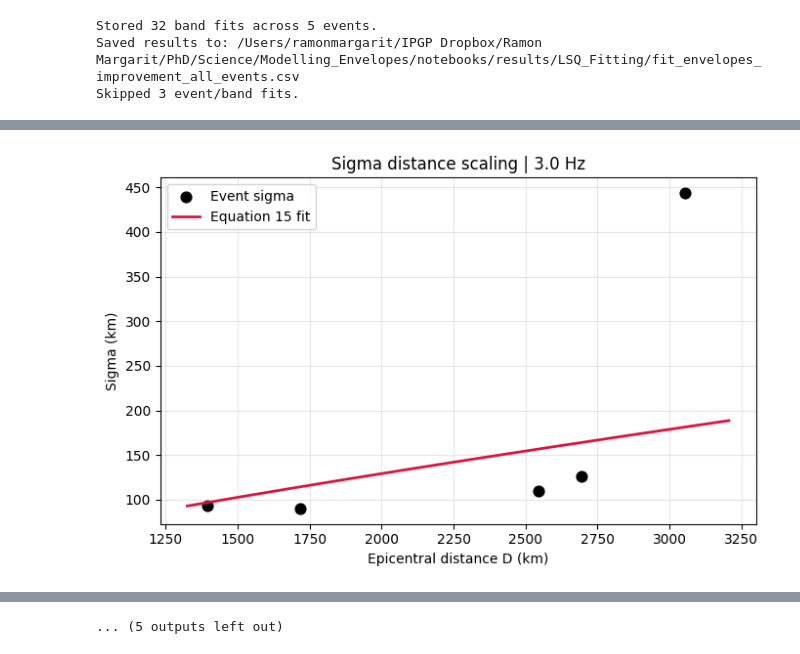
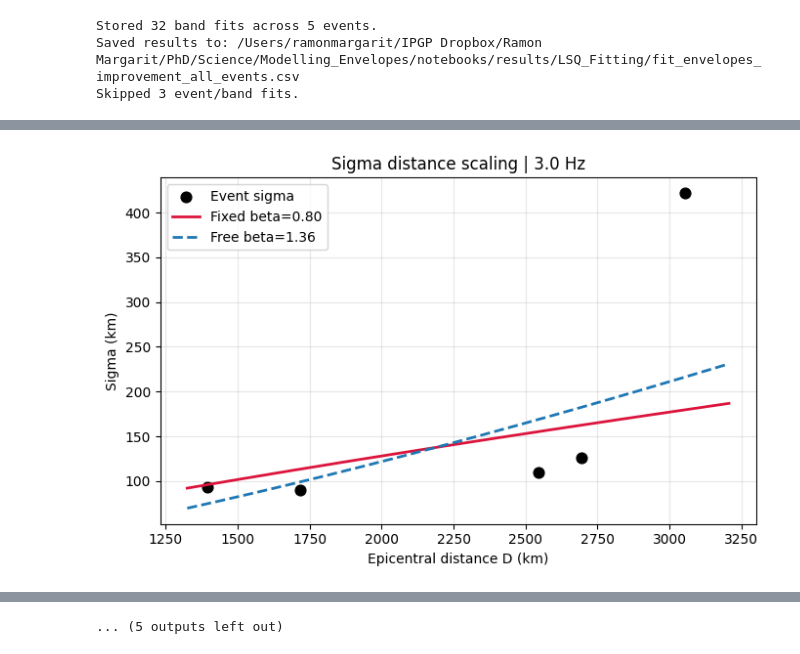
Before and after one commit to RamonMargarit/Heterogeneities-project, a Jupyter notebook: notebooks/Fit_Envelopes_improvement.ipynb, the cells around one changed output, grey strips where cells are left out. Drawn from its saved outputs; the diff is of its cells as text; code cells hidden in the pictures.

```diff
--- a/notebooks/Fit_Envelopes_improvement.ipynb
+++ b/notebooks/Fit_Envelopes_improvement.ipynb
@@ -621,6 +621,31 @@ BETA_FIXED = 0.8
 SIGMA_EVENT_CSV = os.path.join(RESULTS_DIR, "fit_envelopes_sigma_by_event.csv")
 SIGMA_DISTANCE_PLOT = os.path.join(RESULTS_DIR, "fit_envelopes_sigma_distance_scaling.png")
 
+
+def fit_eq15_fixed_beta(df, *, d0_km, beta_fixed):
+    valid = df[(df["epi_km"] > 0) & (df["sigma_mean"] > 0)].copy()
+    if len(valid) < 2:
+        raise RuntimeError("Need at least two events with positive sigma_mean to fit equation 15.")
+    x = np.log(valid["epi_km"] / d0_km)
+    y = np.log(valid["sigma_mean"])
+    log_sigma0 = np.mean(y - beta_fixed * x)
+    sigma0 = float(np.exp(log_sigma0))
+    valid["sigma_pred_fixed"] = sigma0 * (valid["epi_km"] / d0_km) ** beta_fixed
+    return sigma0, valid
+
+
+def fit_eq15_free_beta(df, *, d0_km):
+    valid = df[(df["epi_km"] > 0) & (df["sigma_mean"] > 0)].copy()
+    if len(valid) < 2:
+        raise RuntimeError("Need at least two events with positive sigma_mean to fit equation 15.")
+    x = np.log(valid["epi_km"] / d0_km)
+    y = np.log(valid["sigma_mean"])
+    beta_free, log_sigma0_free = np.polyfit(x, y, 1)
+    sigma0_free = float(np.exp(log_sigma0_free))
+    valid["sigma_pred_free"] = sigma0_free * (valid["epi_km"] / d0_km) ** beta_free
+    return sigma0_free, float(beta_free), valid
+
+
 print()
 print("Sigma summary by event:")
 sigma_by_event = (
@@ -633,32 +658,31 @@ sigma_by_event = (
 sigma_by_event.to_csv(SIGMA_EVENT_CSV, index=False)
 print(sigma_by_event.to_string(index=False))
 
-valid = sigma_by_event[(sigma_by_event["epi_km"] > 0) & (sigma_by_event["sigma_mean"] > 0)].copy()
-if len(valid) < 2:
-    raise RuntimeError("Need at least two events with positive sigma_mean to fit equation 15.")
-
-# Equation (15) from the paper, applied here to fitted sigma values:
-# sigma(D) = sigma0 * (D / D0)^beta, with D0 = 100 km.
-# beta is fixed and only sigma0 is estimated.
-x = np.log(valid["epi_km"] / D0_KM)
-y = np.log(valid["sigma_mean"])
-log_sigma0 = np.mean(y - BETA_FIXED * x)
-sigma0 = float(np.exp(log_sigma0))
-valid["sigma_pred"] = sigma0 * (valid["epi_km"] / D0_KM) ** BETA_FIXED
+sigma0_fixed, valid_fixed = fit_eq15_fixed_beta(sigma_by_event, d0_km=D0_KM, beta_fixed=BETA_FIXED)
+sigma0_free, beta_free, valid_free = fit_eq15_free_beta(sigma_by_event, d0_km=D0_KM)
+valid = valid_fixed.merge(valid_free[["event", "sigma_pred_free"]], on="event", how="left")
 
 print()
-print(f"Equation 15 fit with D0 = {D0_KM:.1f} km:")
-print(f"sigma(D) = {sigma0:.3f} * (D / {D0_KM:.1f} km)^{BETA_FIXED:.3f}")
-print(f"Estimated sigma0 = {sigma0:.3f} km")
+print(f"Equation 15 fit with D0 = {D0_KM:.1f} km | fixed beta:")
+print(f"sigma(D) = {sigma0_fixed:.3f} * (D / {D0_KM:.1f} km)^{BETA_FIXED:.3f}")
+print(f"Estimated sigma0_fixed = {sigma0_fixed:.3f} km")
 print(f"Fixed beta = {BETA_FIXED:.3f}")
 
+print()
+print(f"Equation 15 fit with D0 = {D0_KM:.1f} km | free beta:")
+print(f"sigma(D) = {sigma0_free:.3f} * (D / {D0_KM:.1f} km)^{beta_free:.3f}")
+print(f"Estimated sigma0_free = {sigma0_free:.3f} km")
+print(f"Estimated beta_free = {beta_free:.3f}")
+
 d_plot = np.linspace(valid["epi_km"].min() * 0.95, valid["epi_km"].max() * 1.05, 200)
-sigma_plot = sigma0 * (d_plot / D0_KM) ** BETA_FIXED
+sigma_plot_fixed = sigma0_fixed * (d_plot / D0_KM) ** BETA_FIXED
+sigma_plot_free = sigma0_free * (d_plot / D0_KM) ** beta_free
 
 fig, ax = plt.subplots(figsize=(8, 5))
 ax.scatter(results_all_events_df["epi_km"], results_all_events_df["sigma"], alpha=0.35, label="Event-band fits")
 ax.scatter(valid["epi_km"], valid["sigma_mean"], color="k", s=60, label="Event mean sigma")
-ax.plot(d_plot, sigma_plot, color="crimson", lw=2, label="Equation 15 fit")
+ax.plot(d_plot, sigma_plot_fixed, color="crimson", lw=2, label=f"Eq. 15 fixed beta={BETA_FIXED:.2f}")
+ax.plot(d_plot, sigma_plot_free, color="tab:blue", lw=2, ls="--", label=f"Eq. 15 free beta={beta_free:.2f}")
 ax.set_xlabel("Epicentral distance D (km)")
 ax.set_ylabel("Sigma (km)")
 ax.set_title("Sigma distance scaling")
@@ -683,20 +707,21 @@ for fc_band in sorted(results_all_events_df["fc_Hz"].unique()):
         print(f"Band {fc_band:.1f} Hz: not enough events to fit equation 15.")
         continue
 
-    x_band = np.log(valid_band["epi_km"] / D0_KM)
-    y_band = np.log(valid_band["sigma_mean"])
-    log_sigma0_band = np.mean(y_band - BETA_FIXED * x_band)
-    sigma0_band = float(np.exp(log_sigma0_band))
-    valid_band["sigma_pred"] = sigma0_band * (valid_band["epi_km"] / D0_KM) ** BETA_FIXED
+    sigma0_band_fixed, valid_band_fixed = fit_eq15_fixed_beta(valid_band, d0_km=D0_KM, beta_fixed=BETA_FIXED)
+    sigma0_band_free, beta_band_free, valid_band_free = fit_eq15_free_beta(valid_band, d0_km=D0_KM)
+    valid_band_out = valid_band_fixed.merge(valid_band_free[["event", "sigma_pred_free"]], on="event", how="left")
 
-    print(f"Band {fc_band:.1f} Hz: sigma0={sigma0_band:.3f} km, beta={BETA_FIXED:.3f} (fixed)")
-    print(valid_band[["event", "station", "epi_deg", "epi_km", "sigma_mean", "sigma_pred"]].to_string(index=False))
+    print(f"Band {fc_band:.1f} Hz | fixed beta: sigma0={sigma0_band_fixed:.3f} km, beta={BETA_FIXED:.3f}")
+    print(f"Band {fc_band:.1f} Hz | free beta: sigma0={sigma0_band_free:.3f} km, beta={beta_band_free:.3f}")
+    print(valid_band_out[["event", "station", "epi_deg", "epi_km", "sigma_mean", "sigma_pred_fixed", "sigma_pred_free"]].to_string(index=False))
 
-    d_band = np.linspace(valid_band["epi_km"].min() * 0.95, valid_band["epi_km"].max() * 1.05, 200)
-    sigma_band = sigma0_band * (d_band / D0_KM) ** BETA_FIXED
+    d_band = np.linspace(valid_band_out["epi_km"].min() * 0.95, valid_band_out["epi_km"].max() * 1.05, 200)
+    sigma_band_fixed = sigma0_band_fixed * (d_band / D0_KM) ** BETA_FIXED
+    sigma_band_free = sigma0_band_free * (d_band / D0_KM) ** beta_band_free
     fig_band, ax_band = plt.subplots(figsize=(7, 4.5))
-    ax_band.scatter(valid_band["epi_km"], valid_band["sigma_mean"], color="k", s=60, label="Event sigma")
-    ax_band.plot(d_band, sigma_band, color="crimson", lw=2, label="Equation 15 fit")
+    ax_band.scatter(valid_band_out["epi_km"], valid_band_out["sigma_mean"], color="k", s=60, label="Event sigma")
+    ax_band.plot(d_band, sigma_band_fixed, color="crimson", lw=2, label=f"Fixed beta={BETA_FIXED:.2f}")
+    ax_band.plot(d_band, sigma_band_free, color="tab:blue", lw=2, ls="--", label=f"Free beta={beta_band_free:.2f}")
     ax_band.set_xlabel("Epicentral distance D (km)")
     ax_band.set_ylabel("Sigma (km)")
     ax_band.set_title(f"Sigma distance scaling | {fc_band:.1f} Hz")
@@ -745,2 +771,2 @@ Band 3.0 Hz: sigma0=129.334 km, beta=0.800 (fixed)
-[figure, old version]
+[figure, new version]
 Saved band plot to: /Users/ramonmargarit/IPGP Dropbox/Ramon Margarit/PhD/Science/Modelling_Envelopes/notebooks/results/LSQ_Fitting/sigma_distance_by_band/sigma_distance_3.0Hz.png
```
Also changed, not shown: parts of 2 cells of this notebook, 24 other files.
